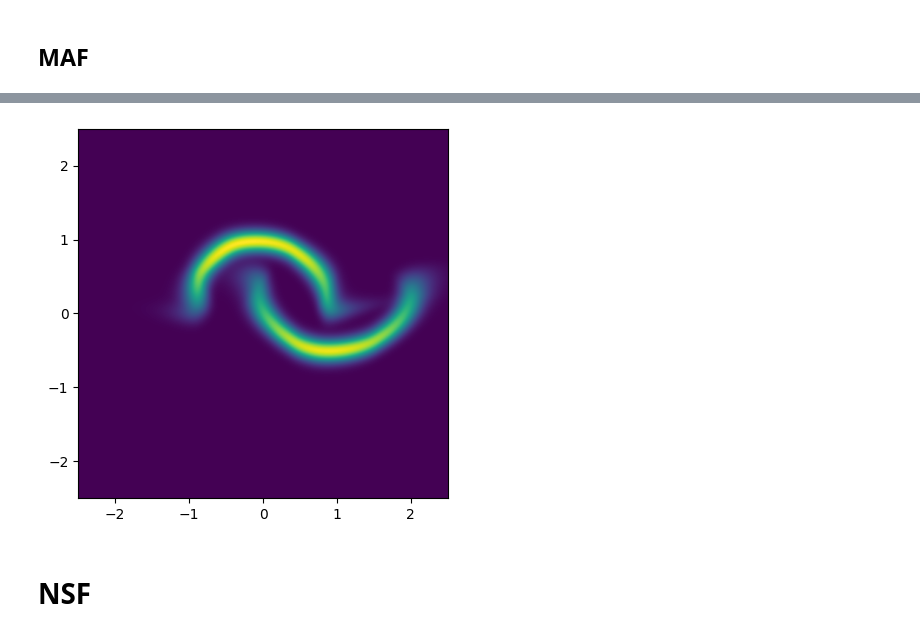
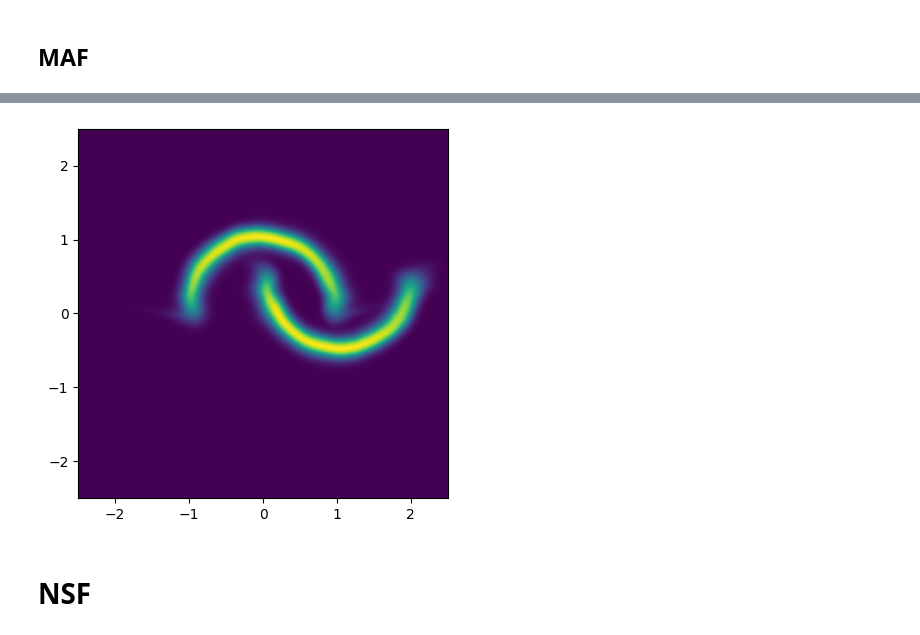
Before and after one commit to mdmould/shallow, a Jupyter notebook: examples/torch/torch.ipynb, the cells around one changed output, grey strips where cells are left out. Drawn from its saved outputs; the diff is of its cells as text; code cells hidden in the pictures.

```diff
--- a/examples/torch/torch.ipynb
+++ b/examples/torch/torch.ipynb
@@ -104,20 +104,21 @@ maf = MAF(
     inputs=2,
     conditions=1,
     bounds=None,
-    hidden=10,
+    norm_inputs=torch.tensor(x, dtype=torch.float32),
+    norm_conditions=torch.tensor(y[:, None], dtype=torch.float32),
+    transforms=3,
+    hidden=100,
     blocks=2,
-    activation=torch.nn.functional.elu,
+    activation=torch.relu,
     dropout=0.,
     norm_within=False,
-    transforms=2,
+    norm_between=True,
     permutation='reverse',
     linear=None,
-    norm_inputs=None,
-    norm_conditions=None,
-    norm_between=False,
     embedding=torch.nn.Identity(),
     distribution=None,
-    residual=True,
+    residual=False,
     )
 
-epoch, loss, maf = train(maf, learning_rate=1e-2)
+epoch, loss, maf = train(
+    maf, epochs=1000, batch_size=128, learning_rate=1e-3, weight_decay=0.)
@@ -142,7 +125,7 @@ epoch, loss, maf = train(maf, learning_rate=1e-2)
 # %%
-test(maf, n=500, lim=2.5)
+test(maf, n=200, lim=2.5)
 # %% [output]
-[figure, old version]
+[figure, new version]
 # %% [markdown]
 # NSF
 # %%
```
Also changed, not shown: parts of 6 cells of this notebook, 2 other files.
